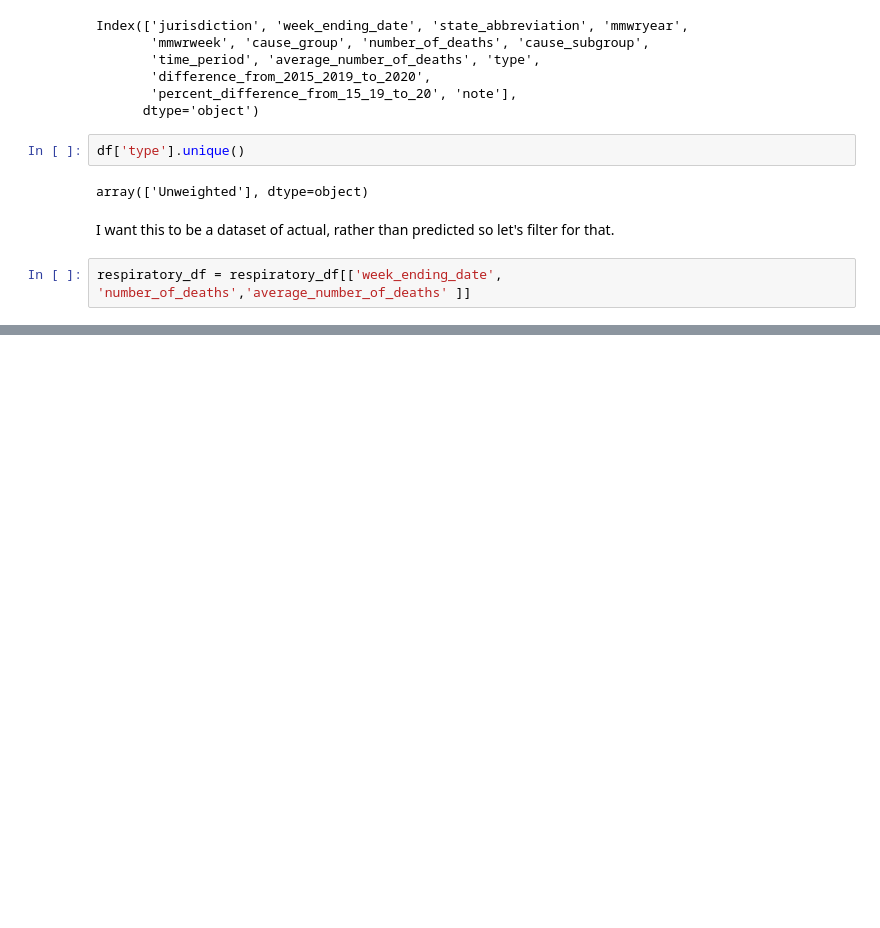
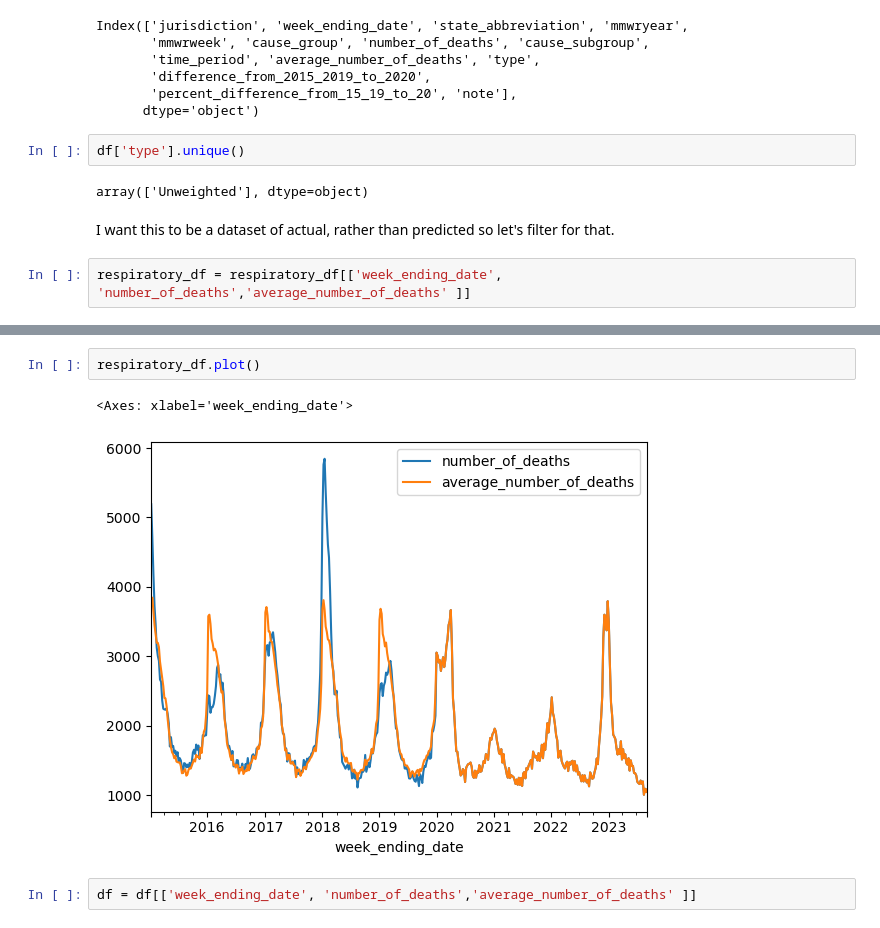
Before and after one commit to Birdfeathers/Project1--Healthcare_Devices, a Jupyter notebook: death_counts.ipynb, the cells around one changed output, grey strips where cells are left out. Cells and saved outputs as stored; diff of their text form; blank space fills up the shorter version.

Commit message:
added data visualizations

```diff
--- a/death_counts.ipynb
+++ b/death_counts.ipynb
@@ -134,0 +133,7 @@ respiratory_df
+# %%
+respiratory_df.plot()
+# %% [output]
+<Axes: xlabel='week_ending_date'>
+[figure, added]
+# %%
+df = df[['week_ending_date', 'number_of_deaths','average_number_of_deaths' ]]
```
Also changed, not shown: parts of 9 cells of this notebook.
